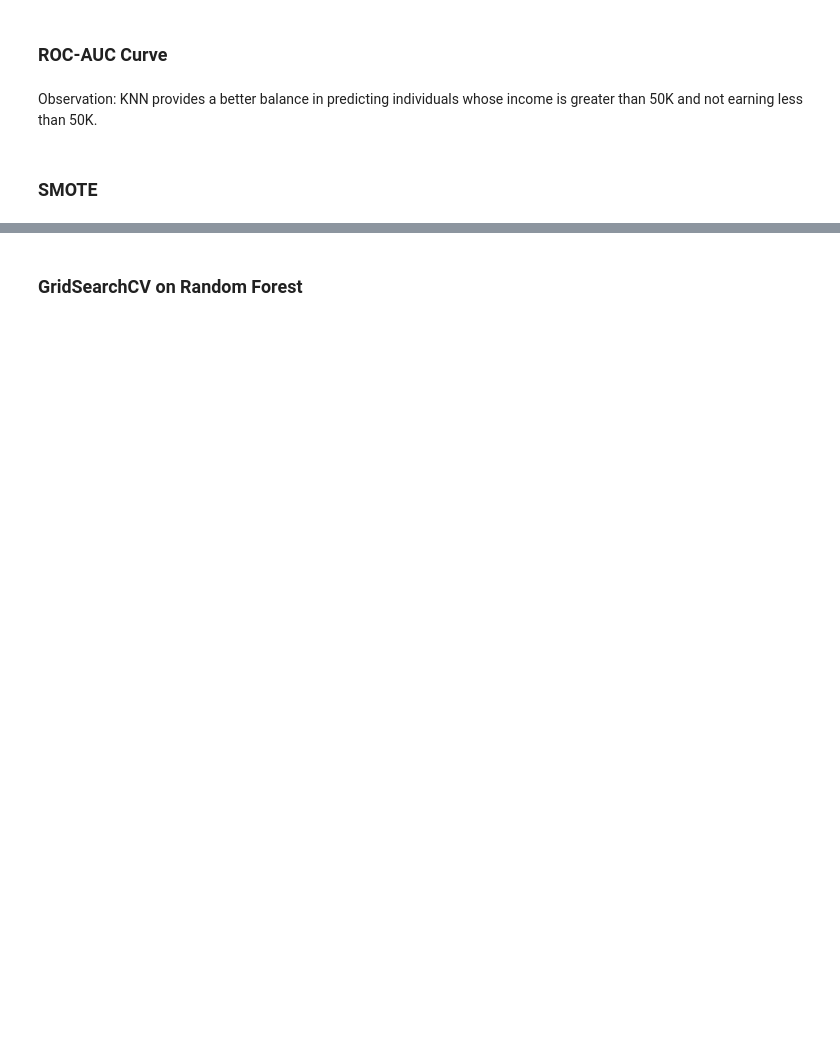
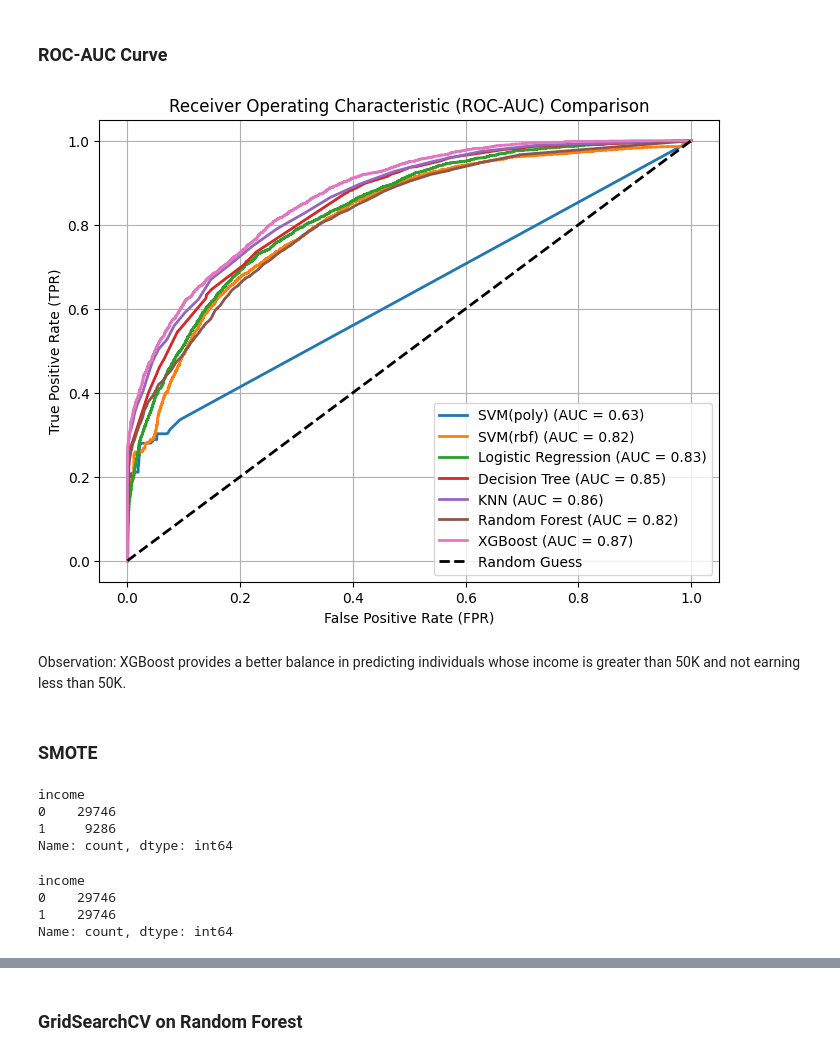
Before and after one commit to Graceyujung/ML, a Jupyter notebook: classification_modeling/Grace_Classification_Modeling.ipynb, the cells around one changed output, grey strips where cells are left out. Cells and saved outputs as stored; diff of their text form; code cells hidden in the pictures; blank space fills up the shorter version.

```diff
--- a/classification_modeling/Grace_Classification_Modeling.ipynb
+++ b/classification_modeling/Grace_Classification_Modeling.ipynb
@@ -1187,41 +1244,48 @@ from sklearn.metrics import roc_curve, auc
 
 def plot_roc_curve(model, X_train_scaled, Y_test, label):
 
     y_prob = model.predict_proba(X_test_scaled)[:, 1]
 
     fpr, tpr, _ = roc_curve(Y_test, y_prob)
     roc_auc = auc(fpr, tpr)
 
     plt.plot(fpr, tpr, lw=2, label = f'{label} (AUC = {roc_auc:.2f})')
 
 plt.figure(figsize=(8,6))
 
 models.update({
     "Logistic Regression": lr,
     "Decision Tree": dt_opt,
     "KNN": knn_33,
-    # "Random Forest": best_rf,
-    # "XGBoost": best_xgb,
+    "Random Forest": rf,
+    "XGBoost": xgb,
 })
 
 for label, model in models.items():
     plot_roc_curve(model, X_test_scaled, Y_test, label)
 
 # Random guess line
 plt.plot([0,1], [0,1], color='black', lw=2, linestyle='--', label='Random Guess')
 
 plt.xlabel('False Positive Rate (FPR)')
 plt.ylabel('True Positive Rate (TPR)')
 plt.title('Receiver Operating Characteristic (ROC-AUC) Comparison')
 plt.legend(loc="lower right")
 plt.grid(True)
 plt.show()
+# %% [output]
+[figure, added]
 # %% [markdown]
-Observation: KNN provides a better balance in predicting individuals whose income is greater than 50K and not earning less than 50K.
+Observation: XGBoost provides a better balance in predicting individuals whose income is greater than 50K and not earning less than 50K.
 # %% [markdown]
 ### SMOTE
 # %%
-Y.value_counts()
+Y_train.value_counts()
+# %% [output]
+income
+0    29746
+1     9286
+Name: count, dtype: int64
 # %%
 from imblearn.over_sampling import SMOTE
 
@@ -1229,3 +1293,8 @@ smote = SMOTE(sampling_strategy='minority')
 X_resampled, Y_resampled = smote.fit_resample(X_train_scaled, Y_train)
 # %%
-Y.value_counts()
+Y_resampled.value_counts()
+# %% [output]
+income
+0    29746
+1    29746
+Name: count, dtype: int64
```
Also changed, not shown: parts of 40 cells of this notebook.
